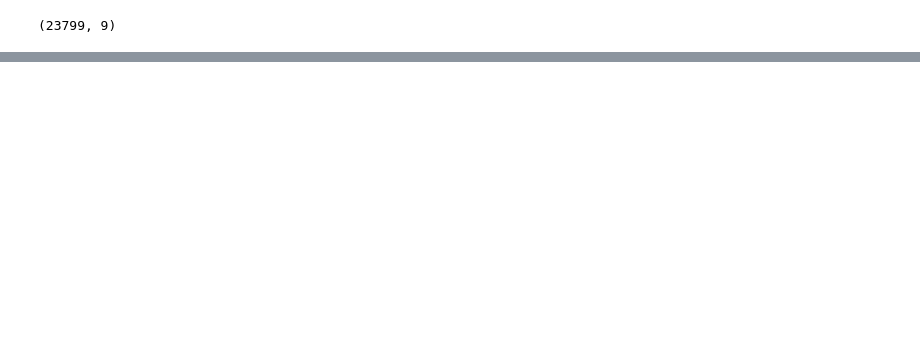
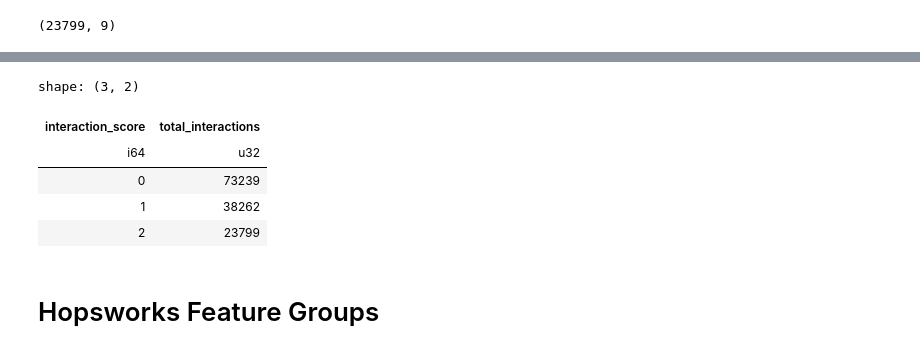
Before and after one commit to XayHanmonty/smart-fit-recs, a Jupyter notebook: notebooks/computing_features.ipynb, the cells around one changed output, grey strips where cells are left out. Saved outputs shown, nothing was run; the diff lists cells and outputs as text; code cells hidden in the pictures; blank space fills up the shorter version.

```diff
--- a/notebooks/computing_features.ipynb
+++ b/notebooks/computing_features.ipynb
@@ -320,0 +339,13 @@ for customer_id in transactions_df["customer_id"].unique().head(10):
+# %%
+interaction_df.group_by("interaction_score").agg(
+    pl.count("interaction_score").alias("total_interactions")
+)
+# %% [output]
+shape: (3, 2)
+| interaction_score | total_interactions |
+| i64 | u32 |
+| 0 | 73239 |
+| 1 | 38262 |
+| 2 | 23799 |
+# %% [markdown]
+# Hopsworks Feature Groups
```
Also changed, not shown: parts of 14 cells of this notebook, 6 other files.
